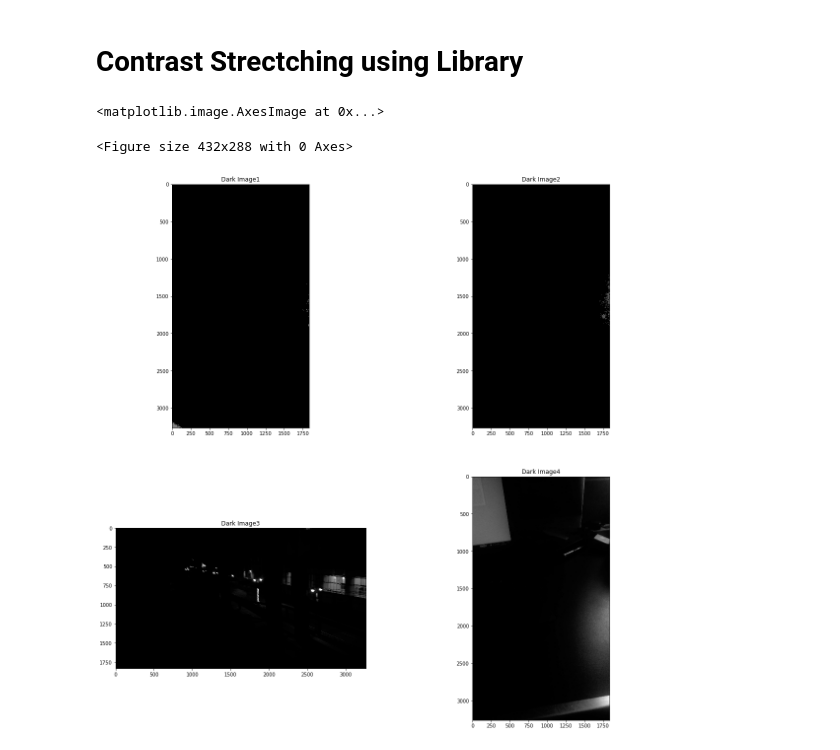
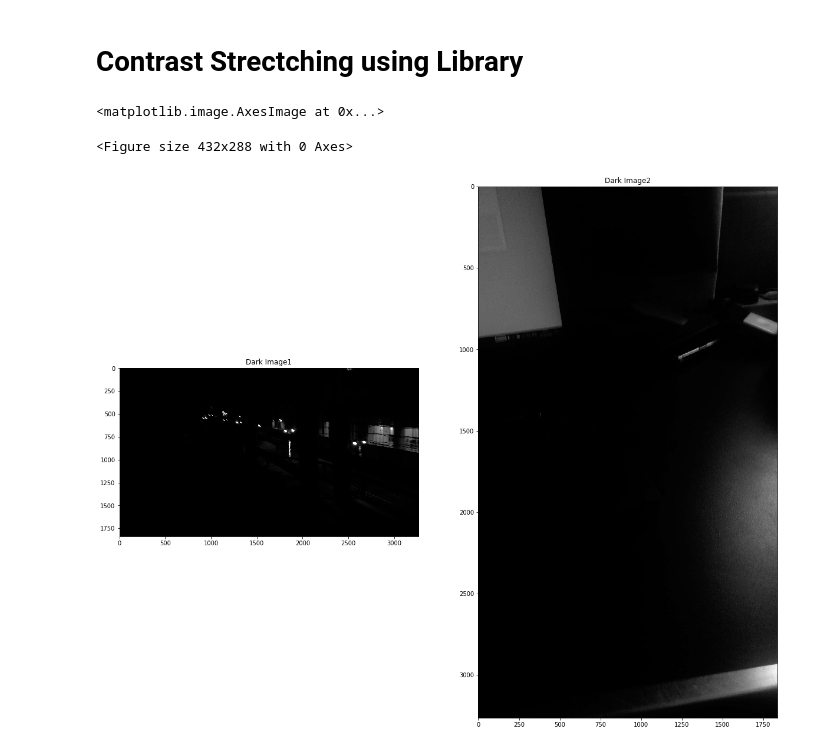
Before and after one commit to Acejoy/Image-Processing, a Jupyter notebook: Histogram_Contrast_Strectching.ipynb, the cells around one changed output. Saved outputs shown, nothing was run; the diff lists cells and outputs as text; code cells hidden in the pictures.

```diff
--- a/Histogram_Contrast_Strectching.ipynb
+++ b/Histogram_Contrast_Strectching.ipynb
@@ -83,27 +83,19 @@ Text(0.5, 1.0, 'Image2 Histogram(Own Implementation)')
 # %%
 #reading images
 
-darkImage1 = cv2.imread("Images/image1.jpg", 0)
-darkImage2 = cv2.imread("Images/image2.jpg", 0)
-darkImage3 = cv2.imread("Images/image4.jpg", 0)
-darkImage4 = cv2.imread("Images/image6.jpg", 0)
+darkImage1 = cv2.imread("Images/image4.jpg", 0)
+darkImage2 = cv2.imread("Images/image6.jpg", 0)
 # %%
 
 plt.figure()
-fig, axs = plt.subplots(2,2, figsize = (20, 20))
+fig, axs = plt.subplots(1,2, figsize = (20, 20))
 
-axs[0][0].set_title('Dark Image1')
-axs[0][0].imshow(darkImage1, cmap = 'gray')
+axs[0].set_title('Dark Image1')
+axs[0].imshow(darkImage1, cmap = 'gray')
 
-axs[0][1].set_title('Dark Image2')
-axs[0][1].imshow(darkImage2, cmap = 'gray')
-
-axs[1][0].set_title('Dark Image3')
-axs[1][0].imshow(darkImage3, cmap = 'gray')
-
-axs[1][1].set_title('Dark Image4')
-axs[1][1].imshow(darkImage4, cmap = 'gray')
+axs[1].set_title('Dark Image2')
+axs[1].imshow(darkImage2, cmap = 'gray')
 # %% [output]
 <matplotlib.image.AxesImage at 0x...>
 <Figure size 432x288 with 0 Axes>
-[figure, old version]
+[figure, new version]
```
Also changed, not shown: parts of 2 cells of this notebook.
